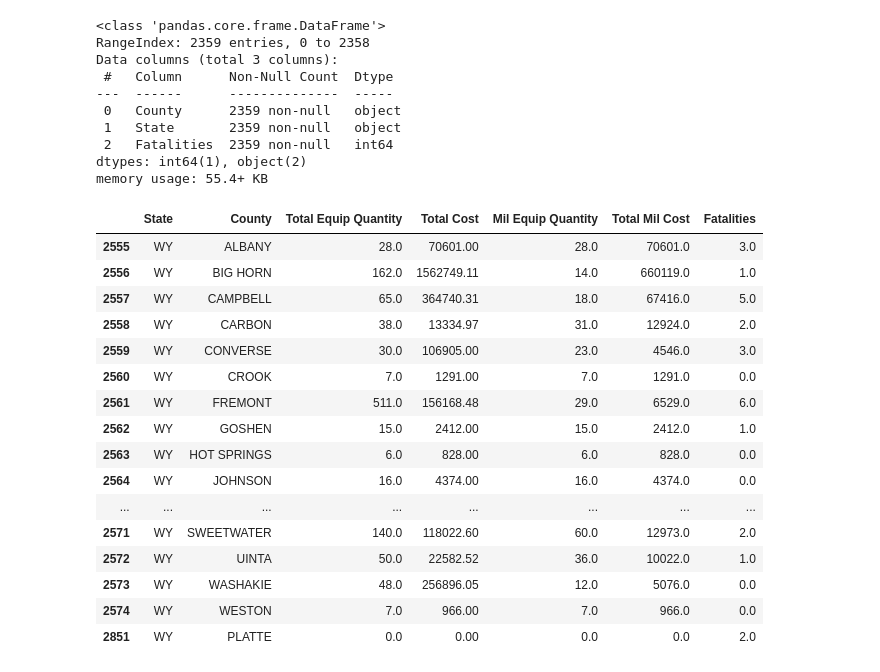
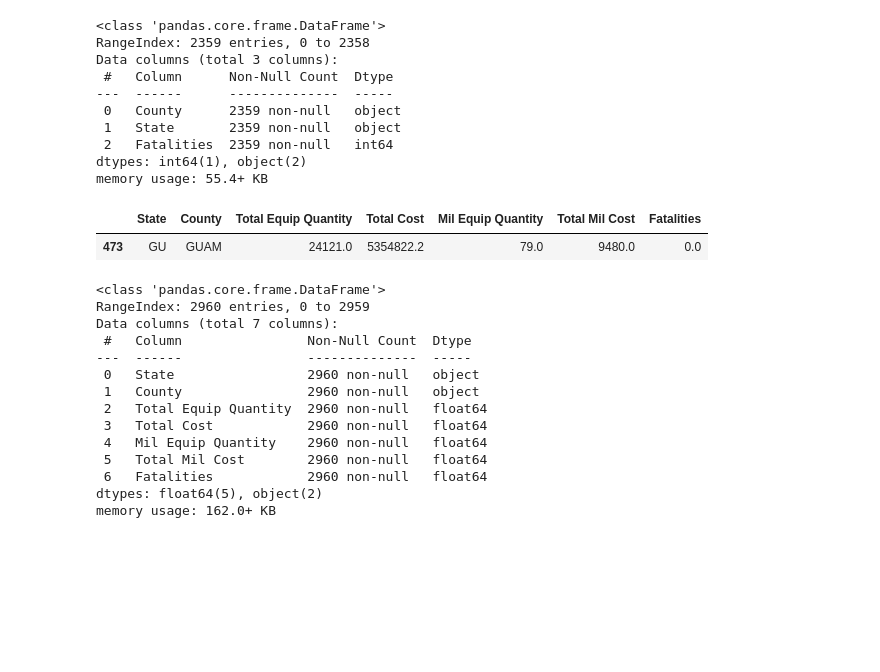
Before and after one commit to cat-mang/LESO_Analysis_Proj, a Jupyter notebook: notebooks/eda.ipynb, the cells around one changed output. Cells and saved outputs as stored; diff of their text form; code cells hidden in the pictures; blank space fills up the shorter version.

```diff
--- a/notebooks/eda.ipynb
+++ b/notebooks/eda.ipynb
@@ -391,25 +391,28 @@ memory usage: 55.4+ KB
 analysis = pd.merge(merged_equipment, police_victims, on=['State', 'County'], how='outer')
 analysis.fillna(0, inplace=True)
 # %%
-pd.options.display.max_rows = 250
+# pd.options.display.max_rows = 250
 # %%
-state = analysis[analysis['State'] == 'WY']
-state
+#County Scrub
+# state = analysis[analysis['State'] == 'GU']
+# state
 # %% [output]
 |  | State | County | Total Equip Quantity | Total Cost | Mil Equip Quantity | Total Mil Cost | Fatalities |
-| 2555 | WY | ALBANY | 28.0 | 70601.00 | 28.0 | 70601.0 | 3.0 |
-| 2556 | WY | BIG HORN | 162.0 | 1562749.11 | 14.0 | 660119.0 | 1.0 |
-| 2557 | WY | CAMPBELL | 65.0 | 364740.31 | 18.0 | 67416.0 | 5.0 |
-| 2558 | WY | CARBON | 38.0 | 13334.97 | 31.0 | 12924.0 | 2.0 |
-| 2559 | WY | CONVERSE | 30.0 | 106905.00 | 23.0 | 4546.0 | 3.0 |
-| 2560 | WY | CROOK | 7.0 | 1291.00 | 7.0 | 1291.0 | 0.0 |
-| 2561 | WY | FREMONT | 511.0 | 156168.48 | 29.0 | 6529.0 | 6.0 |
-| 2562 | WY | GOSHEN | 15.0 | 2412.00 | 15.0 | 2412.0 | 1.0 |
-| 2563 | WY | HOT SPRINGS | 6.0 | 828.00 | 6.0 | 828.0 | 0.0 |
-| 2564 | WY | JOHNSON | 16.0 | 4374.00 | 16.0 | 4374.0 | 0.0 |
-| ... | ... | ... | ... | ... | ... | ... | ... |
-| 2571 | WY | SWEETWATER | 140.0 | 118022.60 | 60.0 | 12973.0 | 2.0 |
-| 2572 | WY | UINTA | 50.0 | 22582.52 | 36.0 | 10022.0 | 1.0 |
-| 2573 | WY | WASHAKIE | 48.0 | 256896.05 | 12.0 | 5076.0 | 0.0 |
-| 2574 | WY | WESTON | 7.0 | 966.00 | 7.0 | 966.0 | 0.0 |
-| 2851 | WY | PLATTE | 0.0 | 0.00 | 0.0 | 0.0 | 2.0 |
+| 473 | GU | GUAM | 24121.0 | 5354822.2 | 79.0 | 9480.0 | 0.0 |
+# %%
+analysis.info()
+# %% [output]
+<class 'pandas.core.frame.DataFrame'>
+RangeIndex: 2960 entries, 0 to 2959
+Data columns (total 7 columns):
+ #   Column                Non-Null Count  Dtype
+---  ------                --------------  -----
+ 0   State                 2960 non-null   object
+ 1   County                2960 non-null   object
+ 2   Total Equip Quantity  2960 non-null   float64
+ 3   Total Cost            2960 non-null   float64
+ 4   Mil Equip Quantity    2960 non-null   float64
+ 5   Total Mil Cost        2960 non-null   float64
+ 6   Fatalities            2960 non-null   float64
+dtypes: float64(5), object(2)
+memory usage: 162.0+ KB
```
Also changed, not shown: parts of 15 cells of this notebook.
